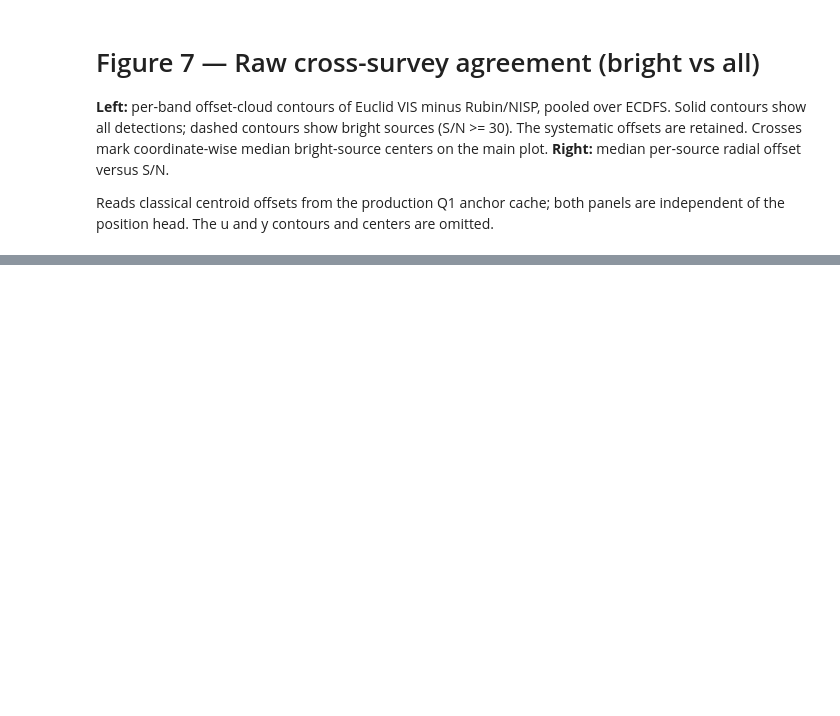
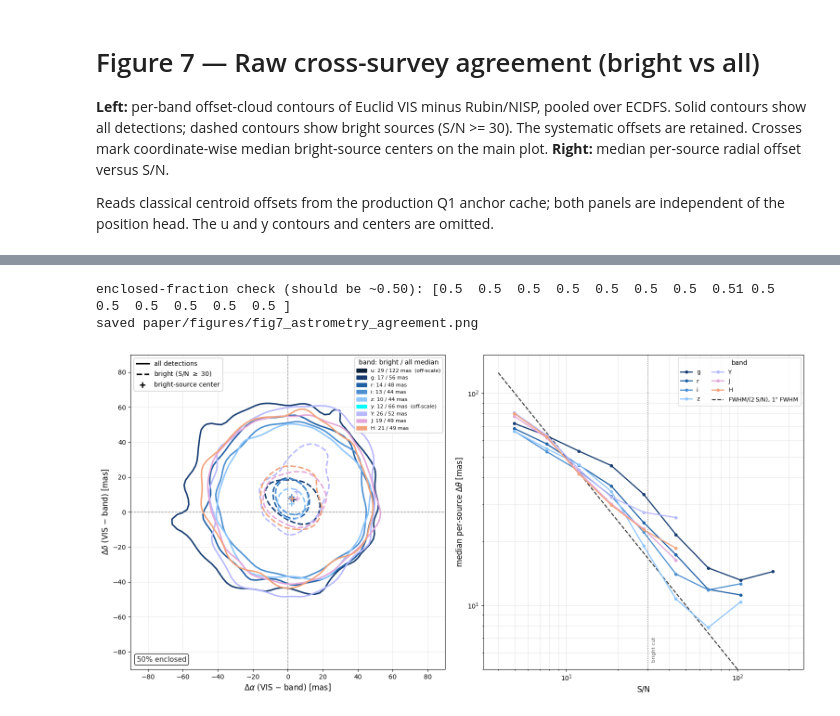
Before and after one commit to xoubish/JAISP, a Jupyter notebook: paper/paper_figures/figure_7.ipynb, the cells around one changed output, grey strips where cells are left out. Saved outputs shown, nothing was run; the diff lists cells and outputs as text; code cells hidden in the pictures; blank space fills up the shorter version.

Commit message:
paper edit

```diff
--- a/paper/paper_figures/figure_7.ipynb
+++ b/paper/paper_figures/figure_7.ipynb
@@ -77,9 +79,9 @@ def draw_point_frac_contour(ax,dra,ddec,col,ls,frac):
 fig,(axL,axR)=plt.subplots(1,2,figsize=(15.5,7.6))
 
 # ---- Left: 50%-of-points contours (real shape). solid=all, dashed=bright ----
-axL.set_facecolor('#6D6D6D'); axL.set_xlim(-VIEW,VIEW); axL.set_ylim(-VIEW,VIEW); axL.set_aspect('equal')
-axL.grid(True,alpha=0.2,color='white',lw=0.5)
-axL.axhline(0,color='white',ls='--',alpha=0.5,lw=1); axL.axvline(0,color='white',ls='--',alpha=0.5,lw=1)
+axL.set_facecolor('white'); axL.set_xlim(-VIEW,VIEW); axL.set_ylim(-VIEW,VIEW); axL.set_aspect('equal')
+axL.grid(True,alpha=0.5,color='0.75',lw=0.5)
+axL.axhline(0,color='0.4',ls='--',alpha=0.7,lw=1); axL.axvline(0,color='0.4',ls='--',alpha=0.7,lw=1)
 band_handles=[]; encl=[]
 for b,col in BAND_DEF:
     da,ea=offsets(b,0); db,eb=offsets(b,BRIGHT_SNR)
@@ -107,33 +109,37 @@ axL.text(0.02,0.02,f'{int(ENCLOSED_FRAC*100)}% enclosed',transform=axL.transAxes
 
 # ---- Right: radial median vs S/N, clean bands only, log-log ----
 edges=np.logspace(np.log10(4),np.log10(200),10); cen=np.sqrt(edges[:-1]*edges[1:])
 for b,col in BAND_DEF:
     if b in CONTOUR_SKIP: continue
     raw=np.asarray(d[f'{b}_raw'])*1000.0; snr=np.asarray(d[f'{b}_snr'])
     if DEMEAN: raw=raw-np.median(raw,axis=0)
     rad=np.hypot(raw[:,0],raw[:,1])
     yv=[np.median(rad[(snr>=lo)&(snr<hi)]) if ((snr>=lo)&(snr<hi)).sum()>=MIN_N_BIN else np.nan
         for lo,hi in zip(edges[:-1],edges[1:])]
     axR.plot(cen,yv,'-o',color=col,ms=4,lw=1.8,label=LAB.get(b,b))
 
 # ---- King (1983) photon-noise guide ----
 # Per-axis centroid error ~ (FWHM/2.355)/sqrt(N); photon-limited S/N ~ sqrt(N);
 # median radial offset of a 2D Gaussian = 1.177 sigma  =>  r_med ~ FWHM/(2 S/N).
 KING_FWHM_MAS = 1000.0   # representative Rubin median seeing (~1")
 snr_g = np.logspace(np.log10(4), np.log10(200), 60)
 axR.plot(snr_g, KING_FWHM_MAS/(2.0*snr_g), color='0.2', ls='--', lw=1.6, zorder=1,
          label=r"FWHM/(2$\,$S/N), 1$^{\prime\prime}$ FWHM")
 
 axR.set_xscale('log'); axR.set_yscale('log')
 axR.set_ylim(bottom=5)
 axR.set_xlabel('S/N',fontsize=12); axR.set_ylabel(r'median per-source $\Delta\theta$ [mas]',fontsize=12)
 axR.axvline(BRIGHT_SNR,color='0.5',ls=':',lw=1.2); axR.text(BRIGHT_SNR*1.05,5.4,'bright cut',rotation=90,color='0.4',fontsize=8,va='bottom')
 axR.grid(True,alpha=0.3,which='both'); axR.legend(fontsize=9,ncol=2,title='band')
 
 plt.tight_layout()
 OUT.parent.mkdir(parents=True,exist_ok=True)
 fig.savefig(OUT,dpi=200,bbox_inches='tight')
 print('saved',OUT.relative_to(REPO)); plt.show()
+# %% [output]
+enclosed-fraction check (should be ~0.50): [0.5  0.5  0.5  0.5  0.5  0.5  0.5  0.51 0.5  0.5  0.5  0.5  0.5  0.5 ]
+saved paper/figures/fig7_astrometry_agreement.png
+[figure, added]
 # %%
 # per-band summary: signed systematic + radial median, bright vs all
 print(f"{'band':5} | {'sys dRA*':>8} {'sys dDec':>8} | {'bright |r|':>9} {'Nb':>6} | {'all |r|':>8} {'Na':>7}")
```
Also changed, not shown: parts of 2 cells of this notebook, 8 other files.
